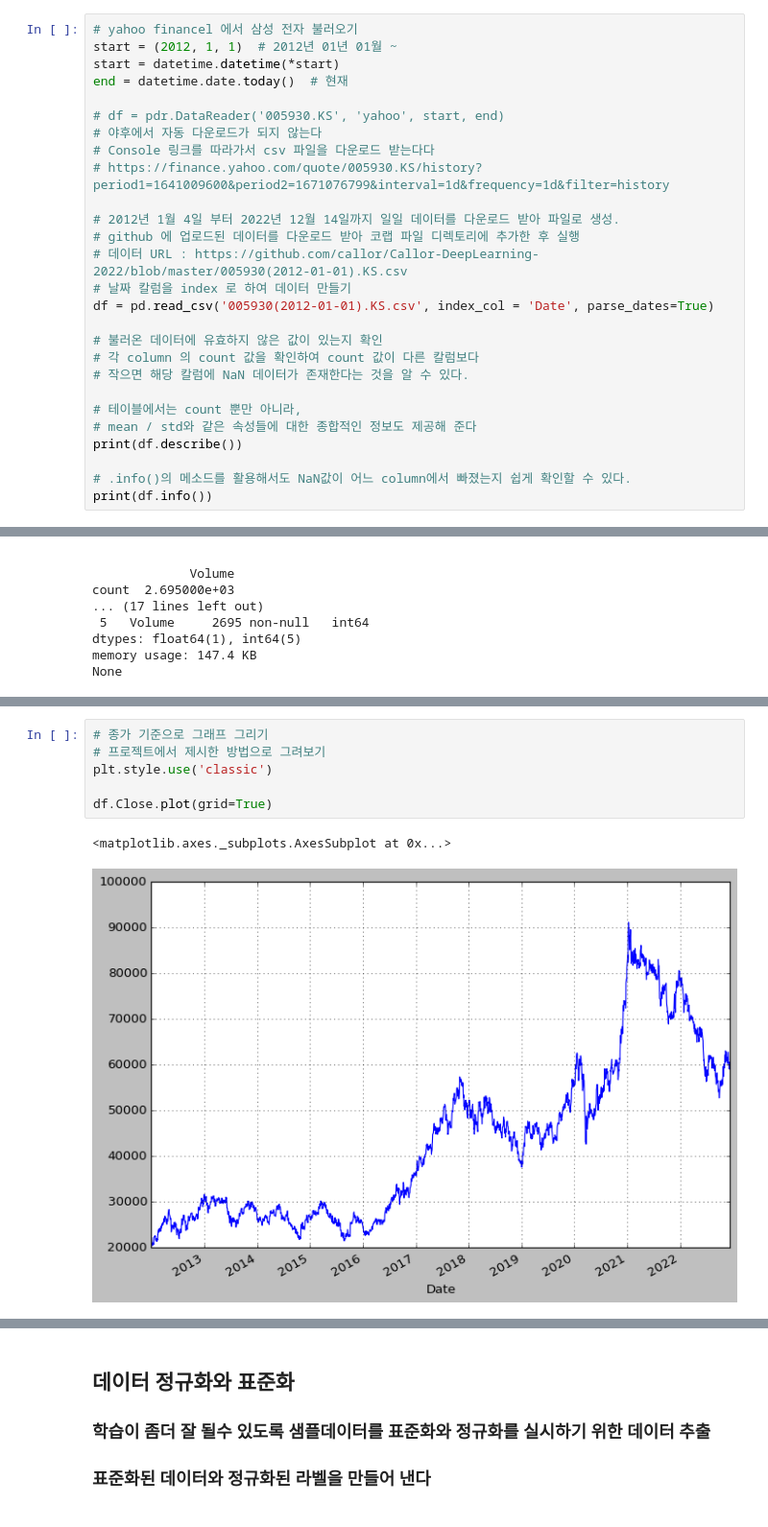
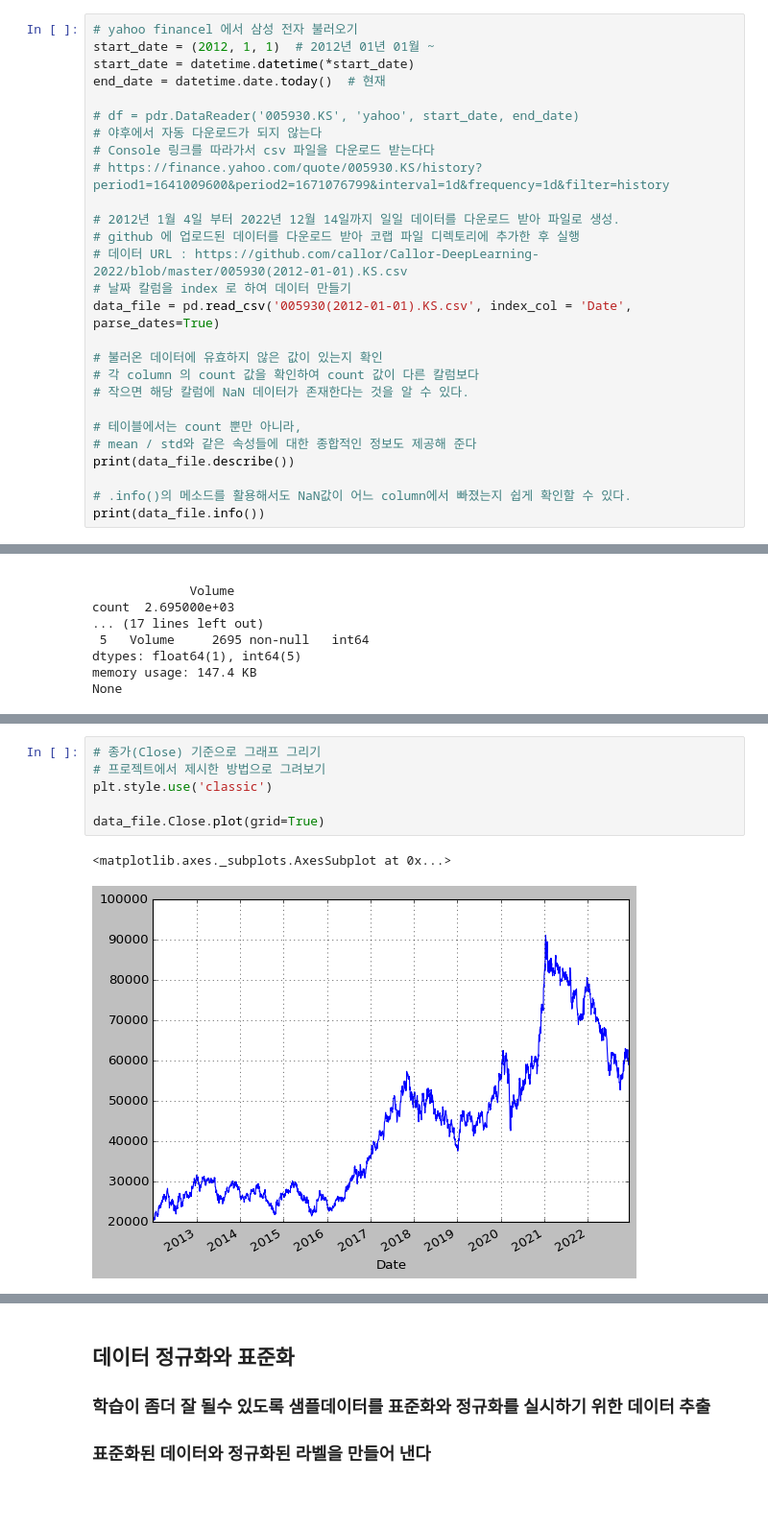
Before and after one commit to callor/Callor-DeepLearning-2022, a Jupyter notebook: 삼성전자주가예측.ipynb, the cells around one changed output, grey strips where cells are left out. Shown at 96% size. Cells and saved outputs as stored; diff of their text form.

```diff
--- a/삼성전자주가예측.ipynb
+++ b/삼성전자주가예측.ipynb
@@ -54,11 +52,11 @@ import torch.optim as optim
 from torch.utils.data import Dataset, DataLoader
 # %%
 # yahoo financel 에서 삼성 전자 불러오기
-start = (2012, 1, 1)  # 2012년 01년 01월 ~
-start = datetime.datetime(*start)
-end = datetime.date.today()  # 현재
+start_date = (2012, 1, 1)  # 2012년 01년 01월 ~
+start_date = datetime.datetime(*start_date)
+end_date = datetime.date.today()  # 현재
 
-# df = pdr.DataReader('005930.KS', 'yahoo', start, end)
+# df = pdr.DataReader('005930.KS', 'yahoo', start_date, end_date)
 # 야후에서 자동 다운로드가 되지 않는다
 # Console 링크를 따라가서 csv 파일을 다운로드 받는다다
 # https://finance.yahoo.com/quote/005930.KS/history?period1=1641009600&period2=1671076799&interval=1d&frequency=1d&filter=history
@@ -67,7 +65,7 @@ end = datetime.date.today()  # 현재
 # github 에 업로드된 데이터를 다운로드 받아 코랩 파일 디렉토리에 추가한 후 실행
 # 데이터 URL : https://github.com/callor/Callor-DeepLearning-2022/blob/master/005930(2012-01-01).KS.csv
 # 날짜 칼럼을 index 로 하여 데이터 만들기
-df = pd.read_csv('005930(2012-01-01).KS.csv', index_col = 'Date', parse_dates=True)
+data_file = pd.read_csv('005930(2012-01-01).KS.csv', index_col = 'Date', parse_dates=True)
 
 # 불러온 데이터에 유효하지 않은 값이 있는지 확인
 # 각 column 의 count 값을 확인하여 count 값이 다른 칼럼보다
@@ -75,10 +73,10 @@ df = pd.read_csv('005930(2012-01-01).KS.csv', index_col = 'Date', parse_dates=Tr
 
 # 테이블에서는 count 뿐만 아니라,
 # mean / std와 같은 속성들에 대한 종합적인 정보도 제공해 준다
-print(df.describe())
+print(data_file.describe())
 
 # .info()의 메소드를 활용해서도 NaN값이 어느 column에서 빠졌는지 쉽게 확인할 수 있다.
-print(df.info())
+print(data_file.info())
 # %% [output]
                Open          High           Low         Close     Adj Close  \
 count   2695.000000   2695.000000   2695.000000   2695.000000   2695.000000
@@ -118,11 +126,11 @@ df.tail(10)
 | 2022-12-13 | 59600 | 60300 | 59400 | 59700 | 59700.0 | 9040873 |
 | 2022-12-14 | 59800 | 60600 | 59800 | 60300 | 60300.0 | 4443728 |
 # %%
-# 종가 기준으로 그래프 그리기
+# 종가(Close) 기준으로 그래프 그리기
 # 프로젝트에서 제시한 방법으로 그려보기
 plt.style.use('classic')
 
-df.Close.plot(grid=True)
+data_file.Close.plot(grid=True)
 # %% [output]
 <matplotlib.axes._subplots.AxesSubplot at 0x...>
-[figure, old version]
+[figure, new version]
```
Also changed, not shown: parts of 16 cells of this notebook.
